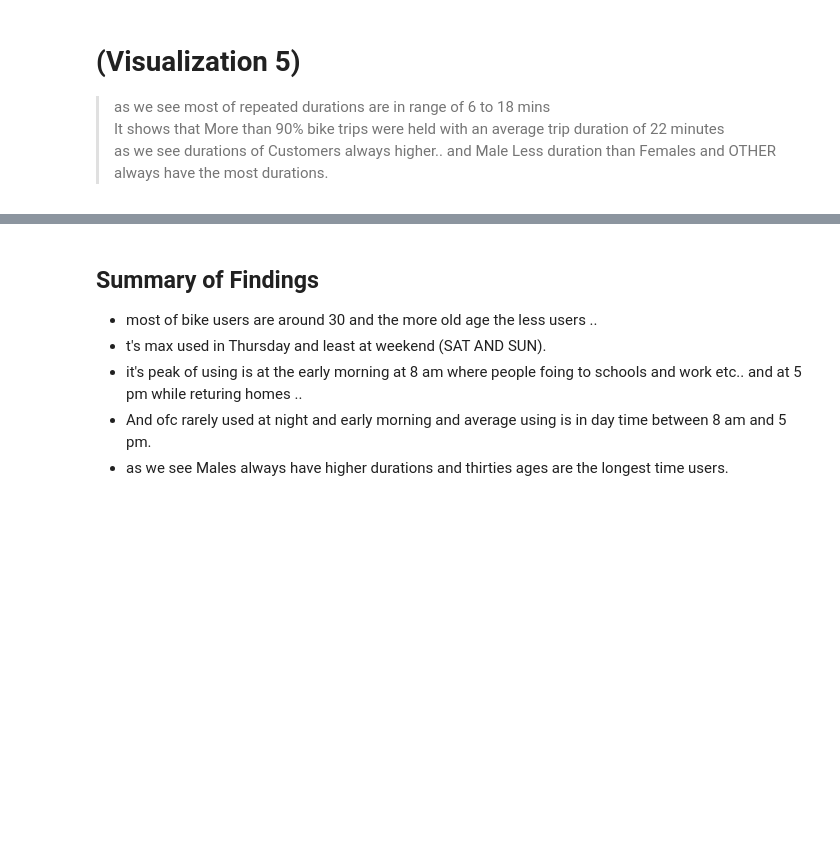
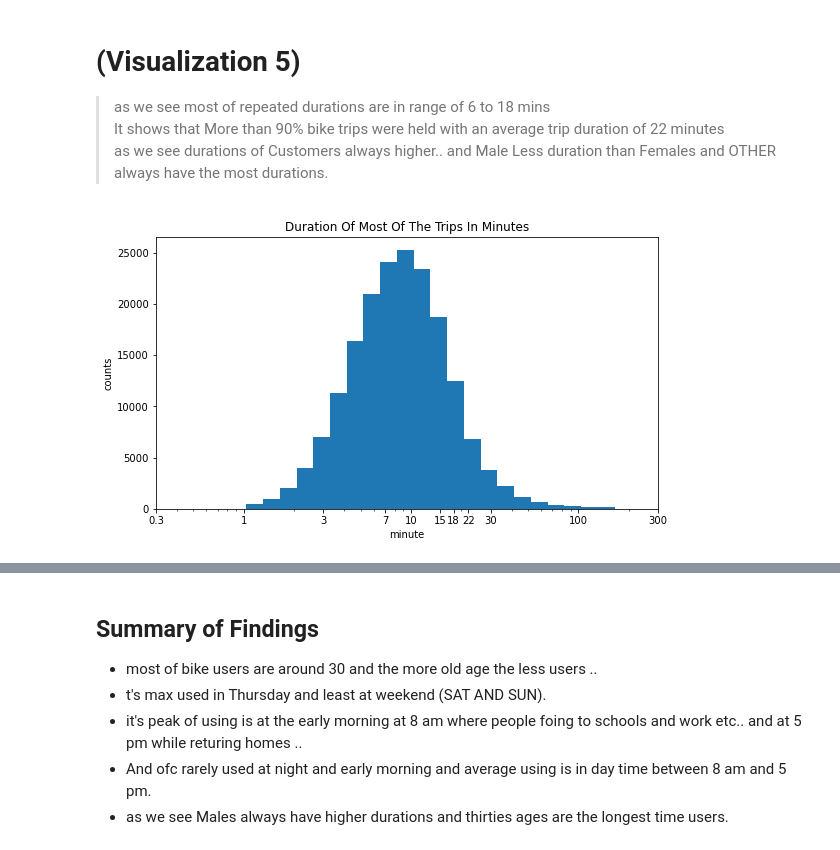
Before and after one commit to Theabdelkader/Communicate-Data-Findings-Ford-GoBike-System, a Jupyter notebook: slide_deck_template.ipynb, the cells around one changed output, grey strips where cells are left out. Cells and saved outputs as stored; diff of their text form; code cells hidden in the pictures; blank space fills up the shorter version.

```diff
--- a/slide_deck_template.ipynb
+++ b/slide_deck_template.ipynb
@@ -152,17 +159,20 @@ plt.title('bike_share_for_all_trip Member');
 # %%
 # here we will repeat as in Age but the max value we will choose the mean value 2.140659 as here high values so
 # counts which can be ignored to make plot more displayful
 # Adding bins from min to 50% of log duration_min with step 0.1 and making 10 ** before np.arrange to add normal bins instead of logistic bins .
-plt.figure(figsize=(9,5))
+plt.figure(figsize=[ 11.69, 8.27])
+
 bins = 10 ** np.arange(0.016,2.14+0.1,0.1)
 ticks = [0.3,1,3,7,10,15,18,22,30,100,300]
 labels = ['{}'.format(v) for v in ticks]
 plt.hist(data = df, x = 'duration_min', bins = bins);
 plt.xscale('log')
 plt.xticks(ticks, labels);
 plt.xlabel('minute');
 plt.ylabel('counts');
 plt.title('Duration Of Most Of The Trips In Minutes');
+# %% [output]
+[figure, added]
 # %%
 # from https://seaborn.pydata.org/examples/index.html we can choose favorites plots
 # hue is the third input ,
```
Also changed, not shown: parts of 5 cells of this notebook, 2 other files.
